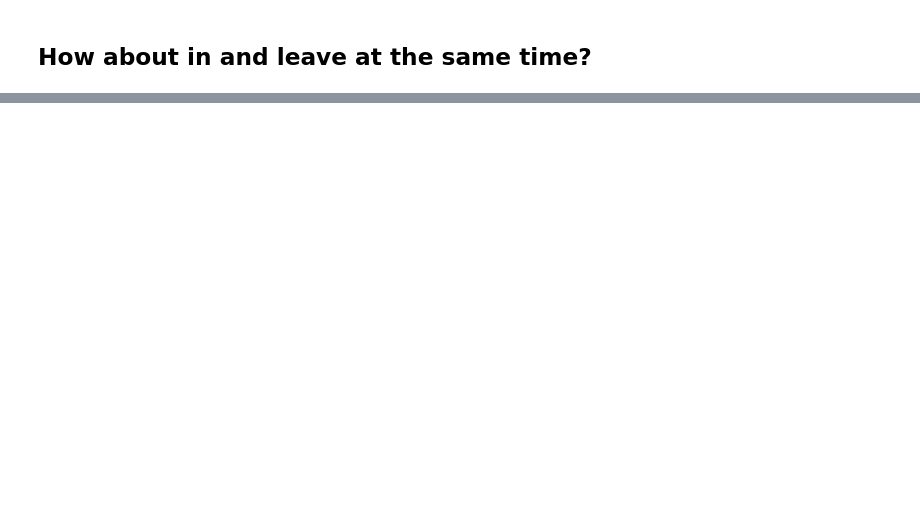
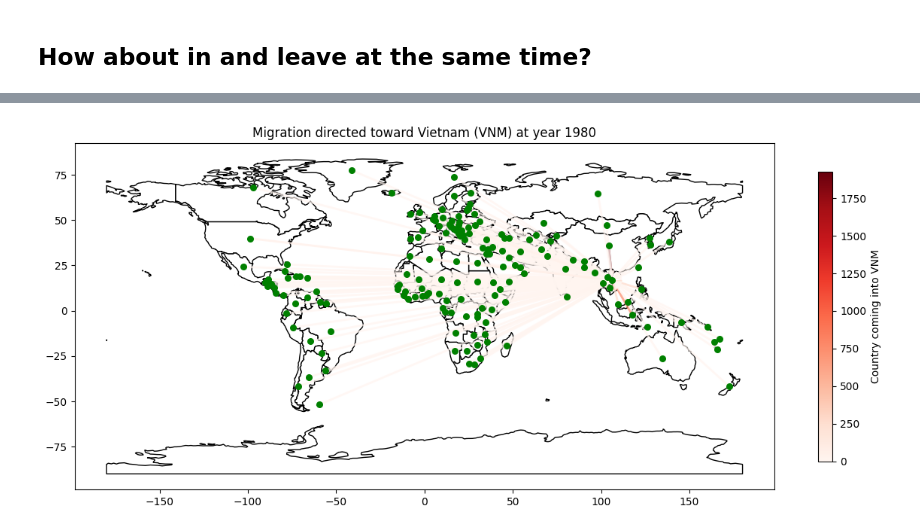
Before and after one commit to moonish1211/human_migration, a Jupyter notebook: visualization.ipynb, the cells around one changed output, grey strips where cells are left out. Saved outputs shown, nothing was run; the diff lists cells and outputs as text; code cells hidden in the pictures; blank space fills up the shorter version.

```diff
--- a/visualization.ipynb
+++ b/visualization.ipynb
@@ -861,0 +738,4 @@ plt.show()
+# %%
+visualize_map_directed_into(both_gender_bothway, 'VNM', 'Vietnam', '1980_into')
+# %% [output]
+[figure, added]
```
Also changed, not shown: parts of 10 cells of this notebook.
